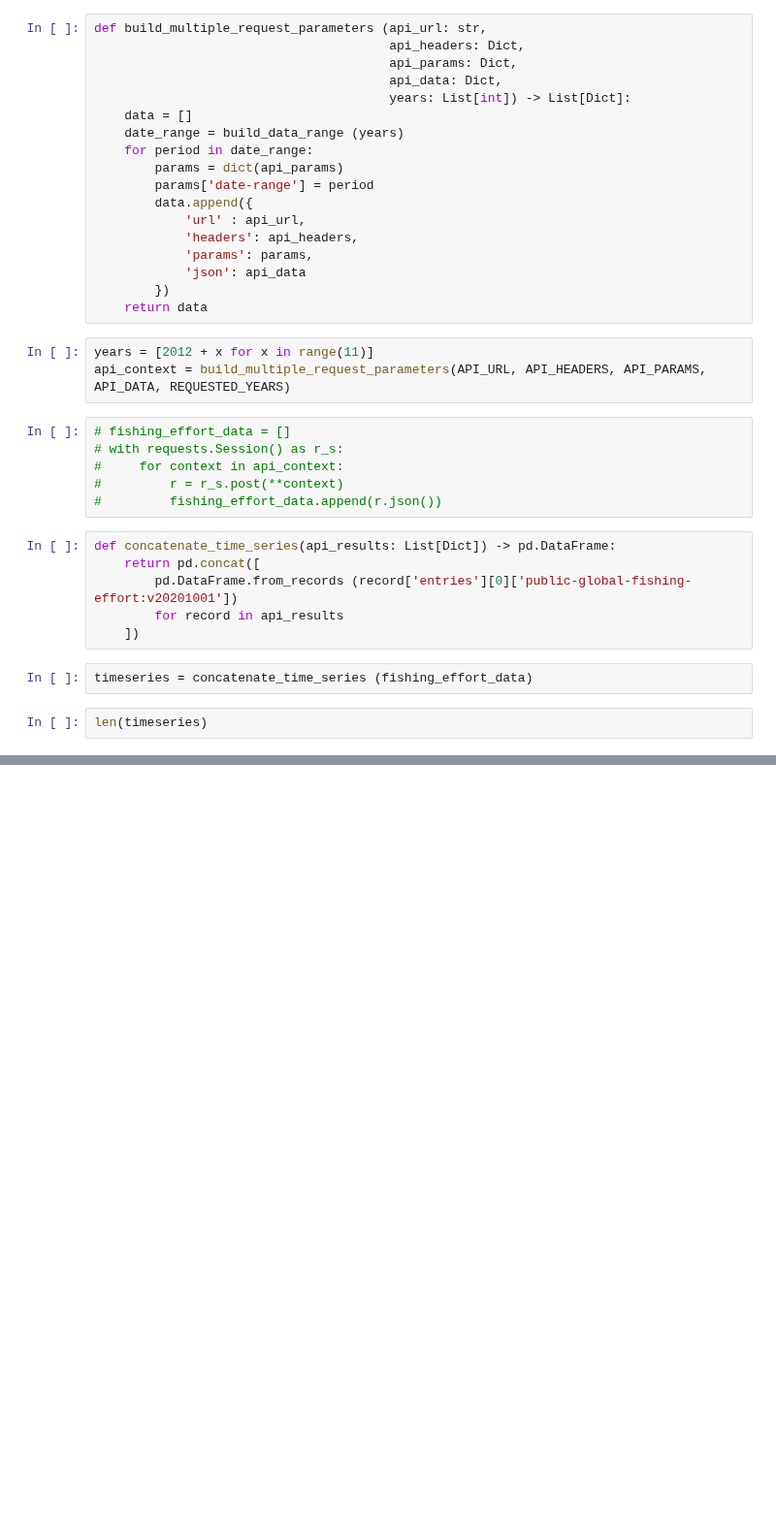
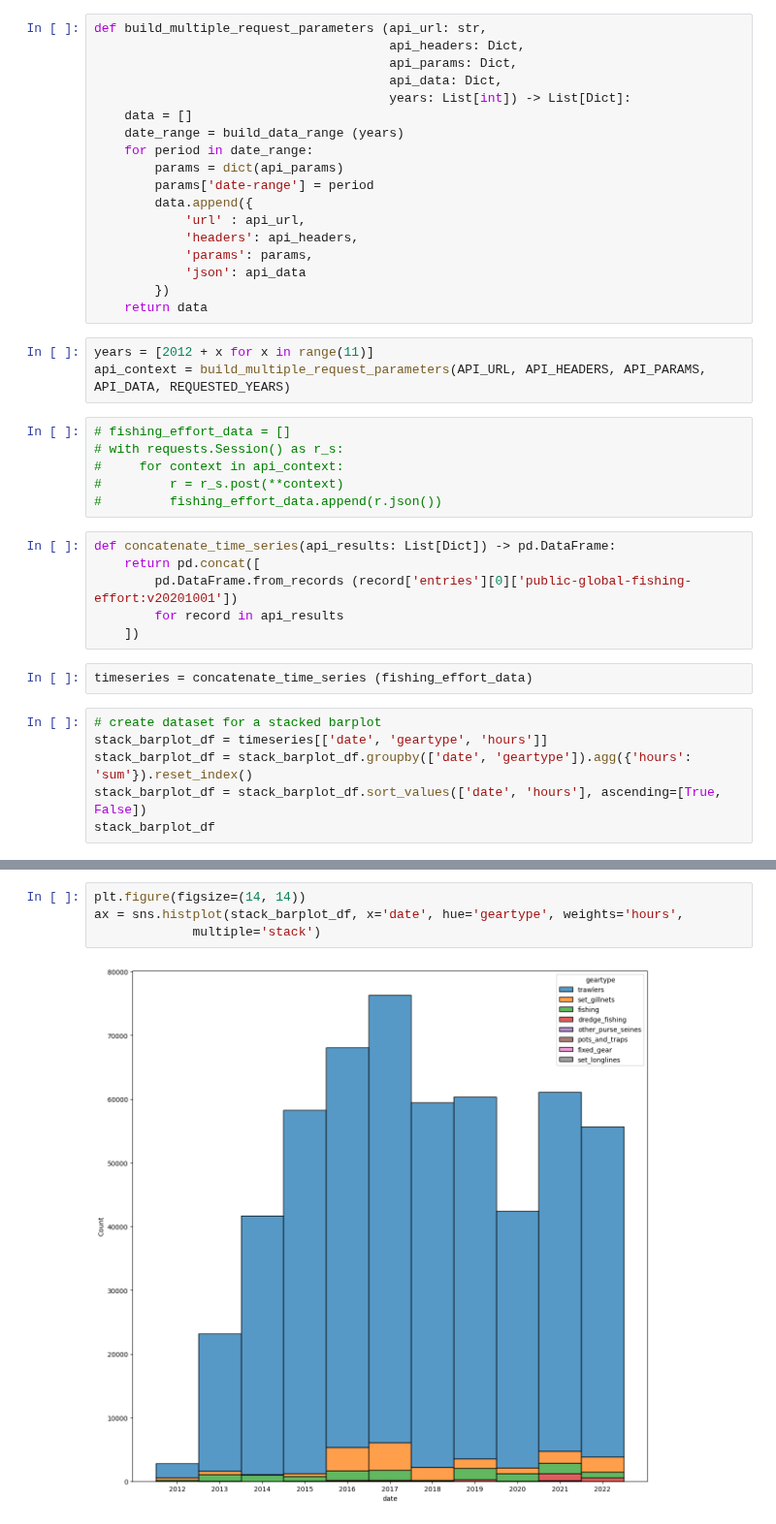
Before and after one commit to d2gex/fishery-analysis, a Jupyter notebook: src/firth_clyde_fishing_effort.ipynb, the cells around one changed output, grey strips where cells are left out. Shown at 97% size. Cells and saved outputs as stored; diff of their text form; blank space fills up the shorter version.

Commit message:
Add stacked barplot for gear types in the Firth Clyde

```diff
--- a/src/firth_clyde_fishing_effort.ipynb
+++ b/src/firth_clyde_fishing_effort.ipynb
@@ -92,5 +96,9 @@ def concatenate_time_series(api_results: List[Dict]) -> pd.DataFrame:
 # %%
 timeseries = concatenate_time_series (fishing_effort_data)
 # %%
-len(timeseries)
+# create dataset for a stacked barplot
+stack_barplot_df = timeseries[['date', 'geartype', 'hours']]
+stack_barplot_df = stack_barplot_df.groupby(['date', 'geartype']).agg({'hours': 'sum'}).reset_index()
+stack_barplot_df = stack_barplot_df.sort_values(['date', 'hours'], ascending=[True, False])
+stack_barplot_df
 # %% [output]
@@ -97,0 +118,6 @@ len(timeseries)
+# %%
+plt.figure(figsize=(14, 14))
+ax = sns.histplot(stack_barplot_df, x='date', hue='geartype', weights='hours',
+             multiple='stack')
+# %% [output]
+[figure, added]
```
Also changed, not shown: parts of 2 cells of this notebook.
